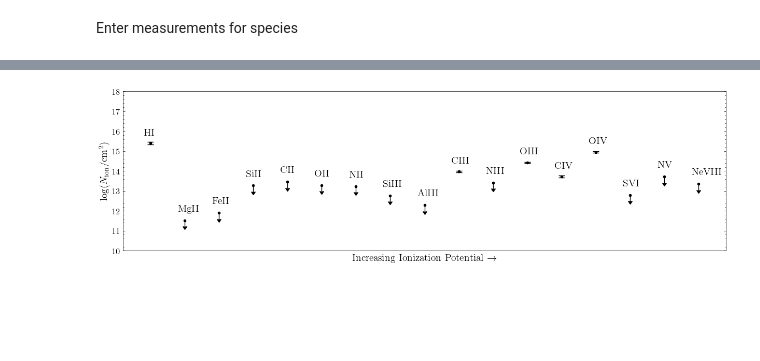
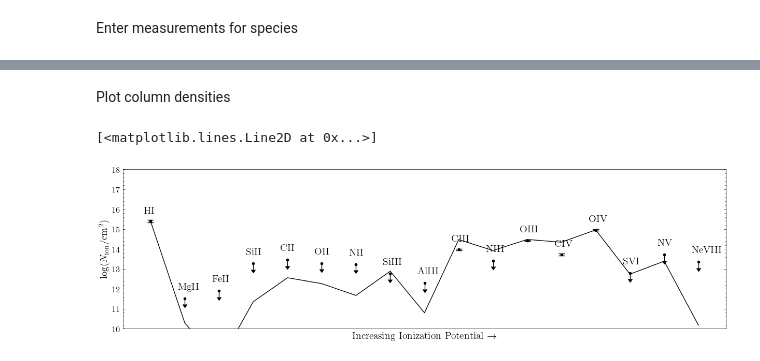
Before and after one commit to suyashk12/cgm_science, a Jupyter notebook: cloudy_fitting/z=0.67_cloudy_lib_test.ipynb, the cells around one changed output, grey strips where cells are left out. Cells and saved outputs as stored; diff of their text form; code cells hidden in the pictures; blank space fills up the shorter version.

```diff
--- a/cloudy_fitting/z=0.67_cloudy_lib_test.ipynb
+++ b/cloudy_fitting/z=0.67_cloudy_lib_test.ipynb
@@ -94,4 +88,2 @@ log_metals_test = -0.6
-# %%
-fig, ax = plot_column_densities_obs(logN_dict)
-# %% [output]
-[figure, removed]
+# %% [markdown]
+Plot column densities
@@ -97,0 +94,8 @@ fig, ax = plot_column_densities_obs(logN_dict)
+# %%
+logN_species_test = predict_col_dens(logN_dict, logN_HI_test, log_hdens_test, log_metals_test, species_logN_interp)
+# %%
+fig, ax = plot_column_densities_obs(logN_dict)
+ax.plot(np.arange(len(logN_species_test)), logN_species_test)
+# %% [output]
+[<matplotlib.lines.Line2D at 0x...>]
+[figure, added]
```
Also changed, not shown: parts of 3 cells of this notebook.
